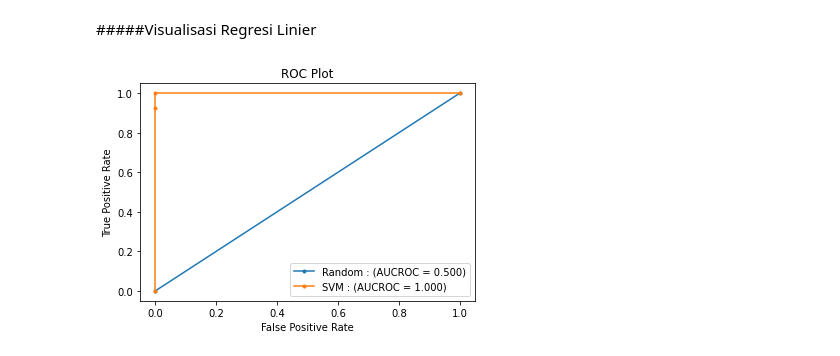
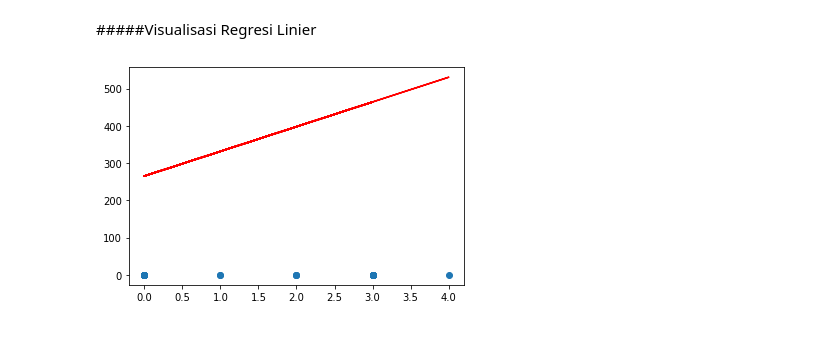
Before and after one commit to dhikaainul/Machine_Learning_Quiz_2, a Jupyter notebook: ML_Quiz2.ipynb, the cells around one changed output. Drawn from its saved outputs; the diff is of its cells as text; code cells hidden in the pictures.

```diff
--- a/ML_Quiz2.ipynb
+++ b/ML_Quiz2.ipynb
@@ -731,19 +729,10 @@ plot_tree(rf.estimators_[9],
 [figure]
 # %% [markdown]
 #####Visualisasi Regresi Linier
-# %%
-#menyimpan nilai yang dibutuhkan untuk membuat ROC curve (false positive rate, true positive rate)
-random_fpr, random_tpr, _ = roc_curve(y_test, random_probs)
-svm_fpr, svm_tpr, _ = roc_curve(y_test, rf_probs)
-
-#plot ROC curve dengan matplotlib.pyplot
-plt.plot(random_fpr, random_tpr, marker='.', label='Random : (AUCROC = %.3f)' % random_auc)
-plt.plot(svm_fpr, svm_tpr, marker='.', label='SVM : (AUCROC = %.3f)' % svm_auc)
-
-plt.title('ROC Plot')
-plt.xlabel('False Positive Rate')
-plt.ylabel('True Positive Rate')
-plt.legend()
-plt.show()
-# %% [output]
-[figure, removed]
+# %%
+# visualisasi garis regresi
+plt.scatter(X_train, y_train)
+plt.plot(X_train, 265.2483 + 66.3015*X_train, 'r')
+plt.show()
+# %% [output]
+[figure, added]
```
Also changed, not shown: parts of 4 cells of this notebook.
